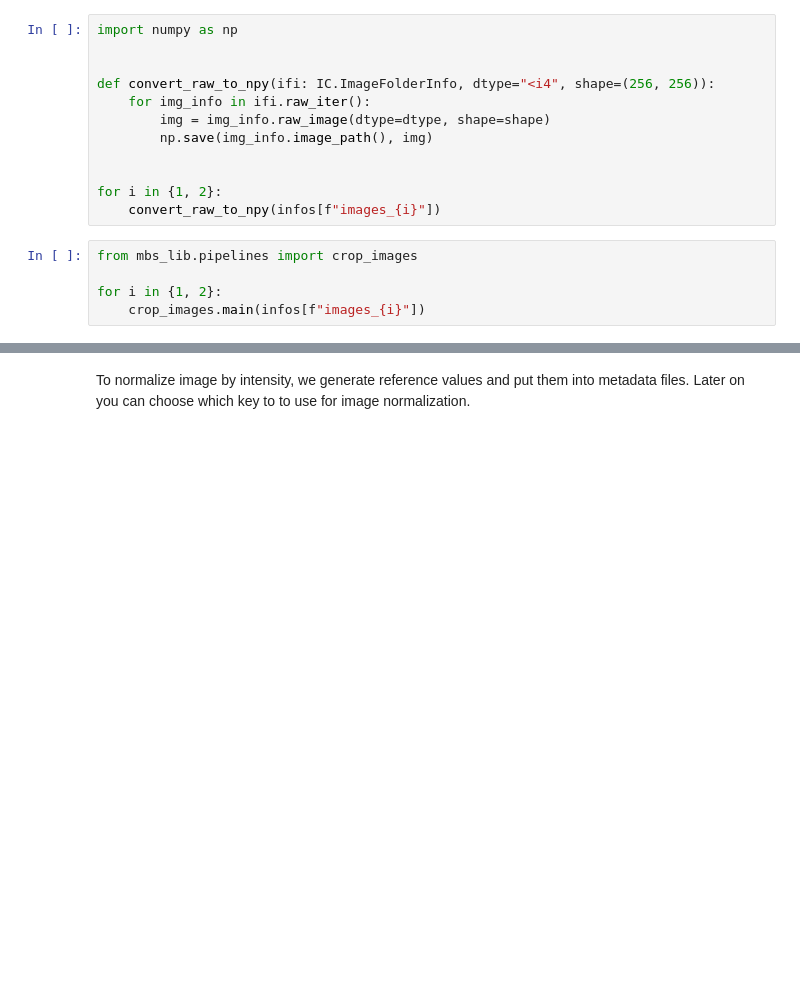
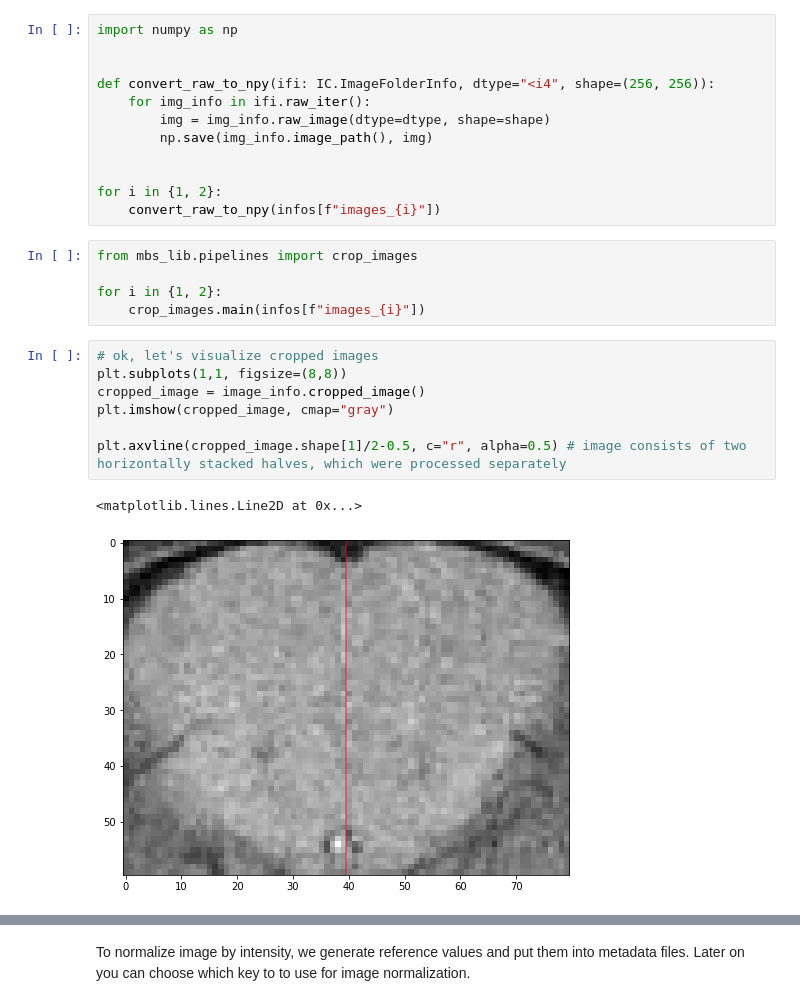
Before and after one commit to zudanievil/MiceBrainMriSegmentation, a Jupyter notebook: ipynb/example.ipynb, the cells around one changed output, grey strips where cells are left out. Saved outputs shown, nothing was run; the diff lists cells and outputs as text; blank space fills up the shorter version.

```diff
--- a/ipynb/example.ipynb
+++ b/ipynb/example.ipynb
@@ -342,3 +399,13 @@ from mbs_lib.pipelines import crop_images
 
 for i in {1, 2}:
     crop_images.main(infos[f"images_{i}"])
+# %%
+# ok, let's visualize cropped images
+plt.subplots(1,1, figsize=(8,8))
+cropped_image = image_info.cropped_image()
+plt.imshow(cropped_image, cmap="gray")
+
+plt.axvline(cropped_image.shape[1]/2-0.5, c="r", alpha=0.5) # image consists of two horizontally stacked halves, which were processed separately
+# %% [output]
+<matplotlib.lines.Line2D at 0x...>
+[figure, added]
```
Also changed, not shown: parts of 8 cells of this notebook.
